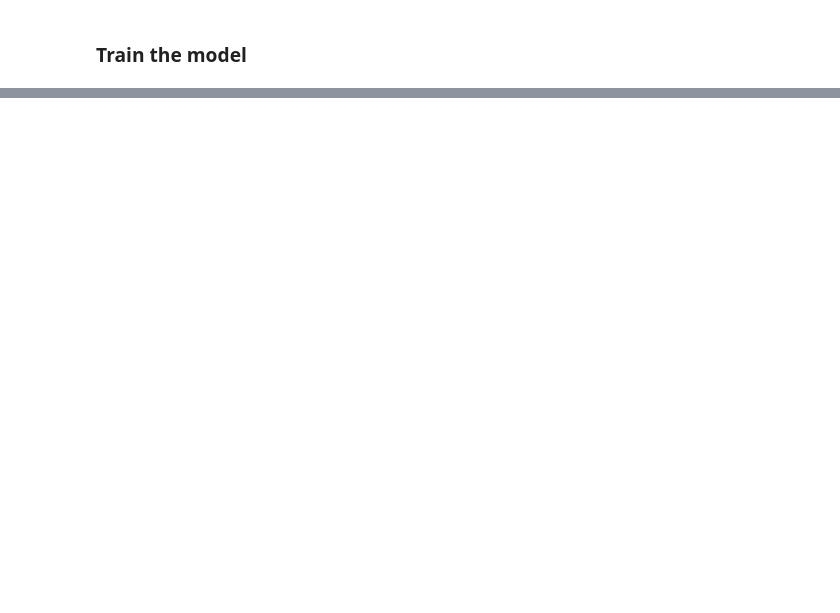
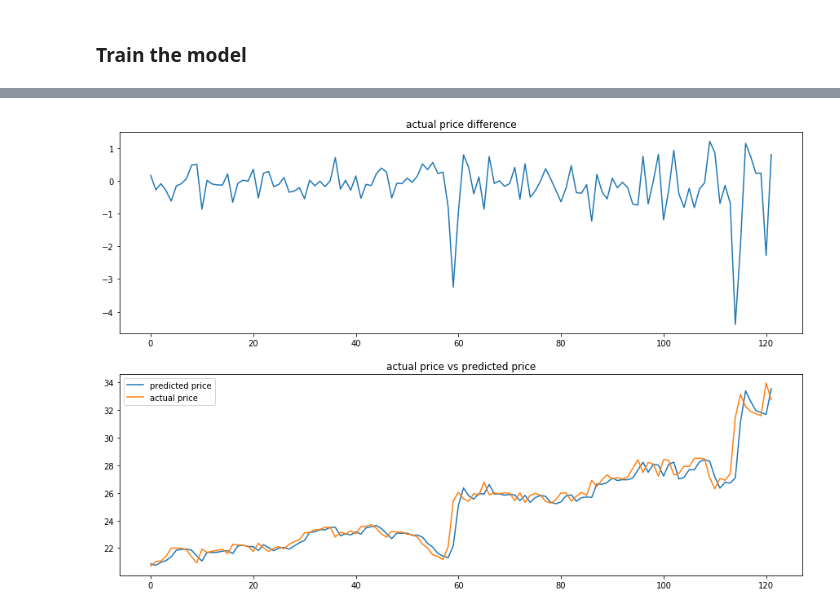
Before and after one commit to dvorjackz/RNN-moneymaker, a Jupyter notebook: Moneymaker.ipynb, the cells around one changed output, grey strips where cells are left out. Cells and saved outputs as stored; diff of their text form; code cells hidden in the pictures; blank space fills up the shorter version.

```diff
--- a/Moneymaker.ipynb
+++ b/Moneymaker.ipynb
@@ -429,0 +261,20 @@ plt.show()
+# %%
+# denormalize the data
+pred_abs = pred * val_std[:,3].unsqueeze(1) + val_mean[:,3].unsqueeze(1)
+y_val_abs = y_val.cpu() * val_std[:,3].unsqueeze(1) + val_mean[:,3].unsqueeze(1)
+# %%
+fig, (ax1, ax2) = plt.subplots(2, figsize=(15, 10))
+
+ax1.set_title("actual price difference")
+ax1.plot((pred_abs - y_val_abs)[500:622])
+
+ax2.set_title("actual price vs predicted price")
+l1, = ax2.plot(pred_abs[500:622])
+l1.set_label("predicted price")
+l2, = ax2.plot(y_val_abs[500:622])
+l2.set_label("actual price")
+
+plt.legend()
+plt.show()
+# %% [output]
+[figure, added]
```
Also changed, not shown: parts of 38 cells of this notebook, 6 other files.
